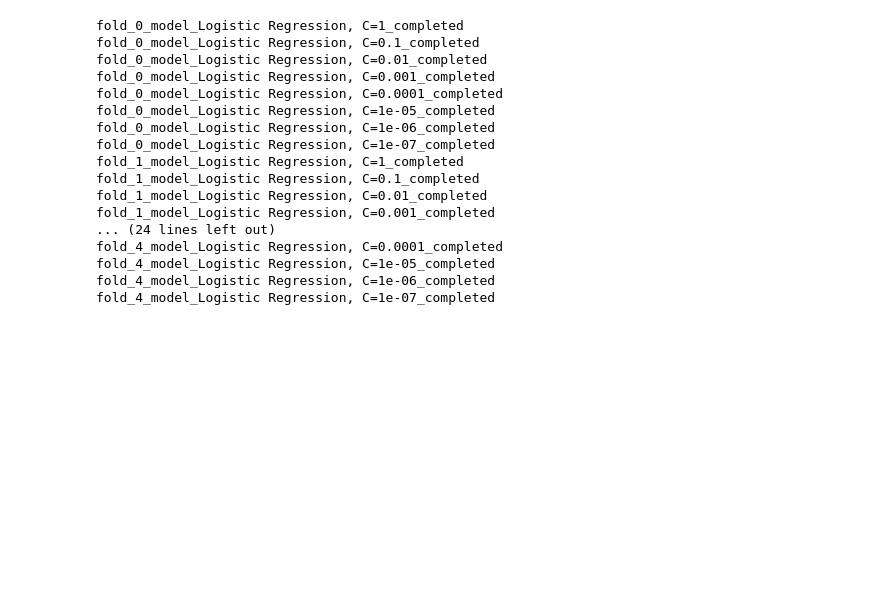
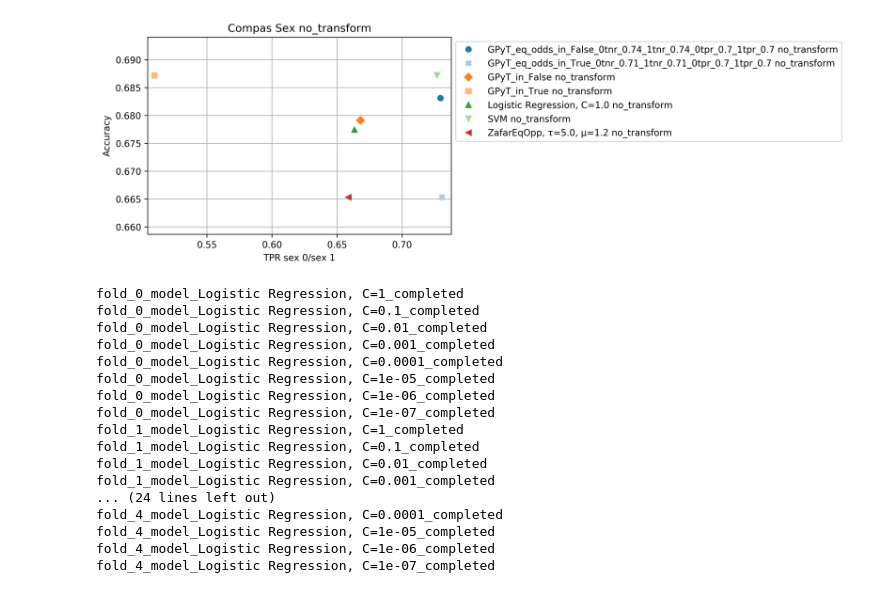
Before and after one commit to wearepal/ethicml-models, a Jupyter notebook: experiments/example_backup.ipynb, the cells around one changed output. Cells and saved outputs as stored; diff of their text form; code cells hidden in the pictures; blank space fills up the shorter version.

```diff
--- a/experiments/example_backup.ipynb
+++ b/experiments/example_backup.ipynb
@@ -87,3 +83,9 @@ plot_mean_std_box(results, Accuracy(), TPR())
+# %%
+# figs_plots = plot_mean_std_box(results.iloc[13:22], Accuracy(), "TPR")#_race_0/race_1")
+figs_plots = plot_mean_std_box(results, "Accuracy", "TPR_sex_0/sex_1", save=True)
+figs_plots[0][0]
+# %% [output]
+[figure, added]
 # %%
 train, test = train_test_split(load_data(Adult()))
 # %%
```
Also changed, not shown: parts of 9 cells of this notebook.
